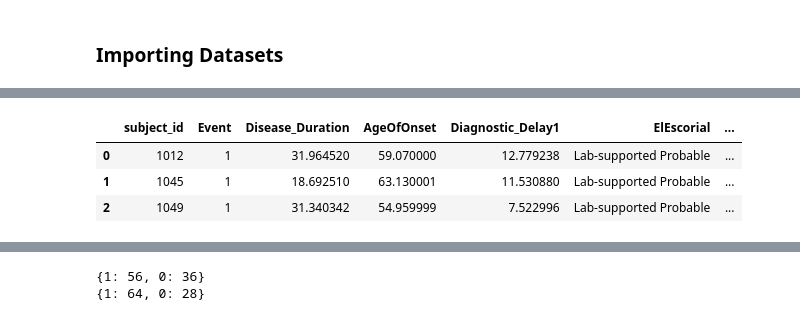
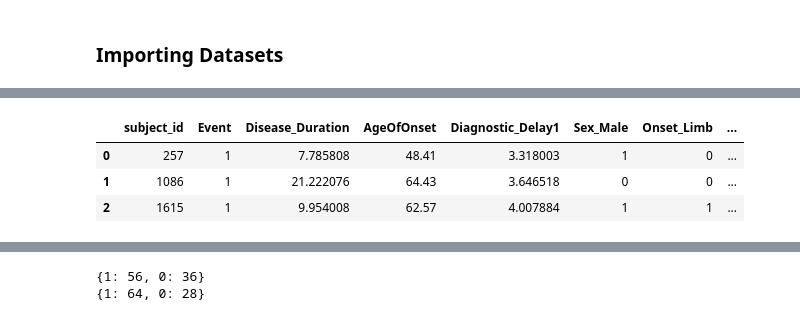
Before and after one commit to Uzoemeka/All_ALS_Data, a Jupyter notebook: 07.5_Quantifying_Bias_in_Clinical_Trials.ipynb, the cells around one changed output, grey strips where cells are left out. Cells and saved outputs as stored; diff of their text form; code cells hidden in the pictures.

```diff
--- a/07.5_Quantifying_Bias_in_Clinical_Trials.ipynb
+++ b/07.5_Quantifying_Bias_in_Clinical_Trials.ipynb
@@ -68,10 +121,17 @@ MND_rilu_full = pd.read_csv('/Users/Apple/projects/ALS_Digital_Twins/All_process
+# %%
+MND_miro_full = MND_miro_full[['subject_id', 'Event', 'Disease_Duration', 'AgeOfOnset', 'Diagnostic_Delay1', 'Sex_Male',
+                                 'Onset_Limb', 'TRICALS_Risk_Score']]
+MND_lica_full = MND_lica_full[['subject_id', 'Event', 'Disease_Duration', 'AgeOfOnset', 'Diagnostic_Delay1', 'Sex_Male',
+                                 'Onset_Limb', 'TRICALS_Risk_Score']]
+MND_rilu_full = MND_rilu_full[['subject_id', 'Event', 'Disease_Duration', 'AgeOfOnset', 'Diagnostic_Delay1', 'Sex_Male',
+                                 'Onset_Limb', 'TRICALS_Risk_Score']]
 # %%
-MND_rilu_full.head(3)
+MND_miro_full.head(3)
 # %% [output]
-|  | subject_id | Event | Disease_Duration | AgeOfOnset | Diagnostic_Delay1 | ElEscorial | ... |
-| 0 | 1012 | 1 | 31.964520 | 59.070000 | 12.779238 | Lab-supported Probable | ... |
-| 1 | 1045 | 1 | 18.692510 | 63.130001 | 11.530880 | Lab-supported Probable | ... |
-| 2 | 1049 | 1 | 31.340342 | 54.959999 | 7.522996 | Lab-supported Probable | ... |
+|  | subject_id | Event | Disease_Duration | AgeOfOnset | Diagnostic_Delay1 | Sex_Male | Onset_Limb | ... |
+| 0 | 257 | 1 | 7.785808 | 48.41 | 3.318003 | 1 | 0 | ... |
+| 1 | 1086 | 1 | 21.222076 | 64.43 | 3.646518 | 0 | 0 | ... |
+| 2 | 1615 | 1 | 9.954008 | 62.57 | 4.007884 | 1 | 1 | ... |
 # %%
 miro.head(3)
 # %% [output]
```
Also changed, not shown: parts of 68 cells of this notebook, 11 other files.
